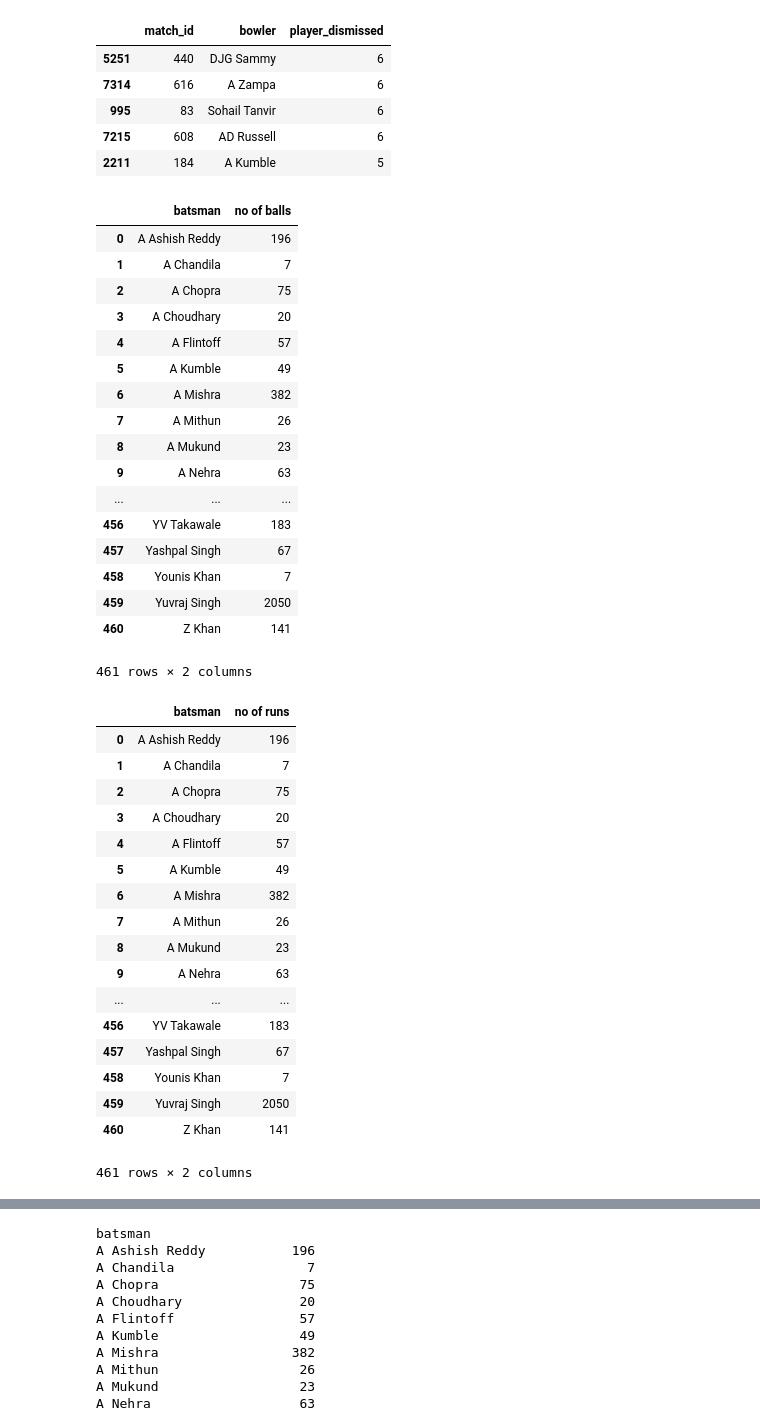
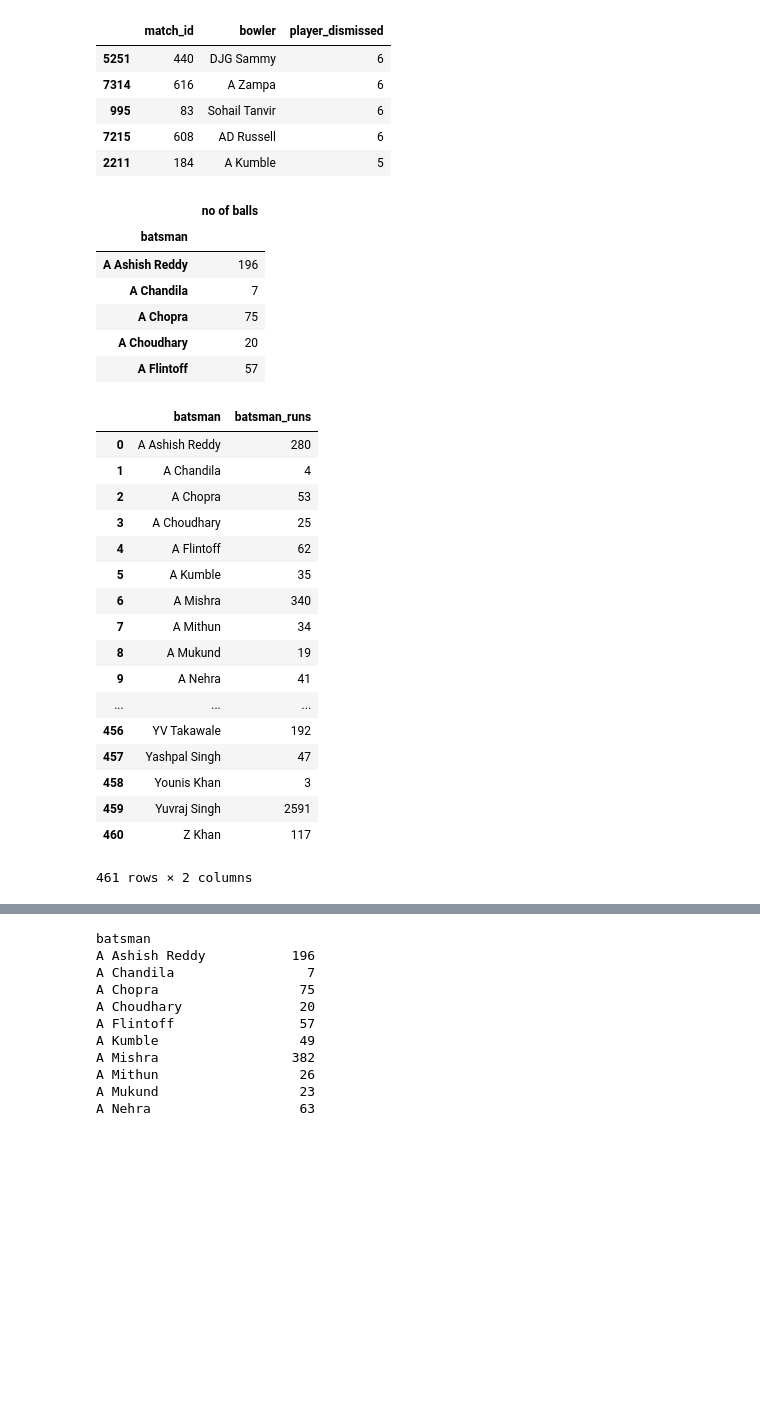
Before and after one commit to Ishita-Kedia/IPL_Analysis, a Jupyter notebook: batsman.ipynb, the cells around one changed output, grey strips where cells are left out. Saved outputs shown, nothing was run; the diff lists cells and outputs as text; code cells hidden in the pictures; blank space fills up the shorter version.

```diff
--- a/batsman.ipynb
+++ b/batsman.ipynb
@@ -83,51 +83,40 @@ asd.head()
 # %%
 bol = data.groupby(['batsman'])['batsman'].count()
 bol=pd.DataFrame(bol)
 booll= bol.rename(columns={'batsman':'no of balls'})
 booll.reset_index()
-booll.
+booll.head()
 # %% [output]
-|  | batsman | no of balls |
-| 0 | A Ashish Reddy | 196 |
-| 1 | A Chandila | 7 |
-| 2 | A Chopra | 75 |
-| 3 | A Choudhary | 20 |
-| 4 | A Flintoff | 57 |
-| 5 | A Kumble | 49 |
-| 6 | A Mishra | 382 |
-| 7 | A Mithun | 26 |
-| 8 | A Mukund | 23 |
-| 9 | A Nehra | 63 |
-| ... | ... | ... |
-| 456 | YV Takawale | 183 |
-| 457 | Yashpal Singh | 67 |
-| 458 | Younis Khan | 7 |
-| 459 | Yuvraj Singh | 2050 |
-| 460 | Z Khan | 141 |
+|  | no of balls |
+| batsman |  |
+| A Ashish Reddy | 196 |
+| A Chandila | 7 |
+| A Chopra | 75 |
+| A Choudhary | 20 |
+| A Flintoff | 57 |
-461 rows × 2 columns
 # %%
 bol1 = data.groupby(['batsman'])['batsman_runs'].sum()
 bol1=pd.DataFrame(bol1)
-bol1= bol.rename(columns={'batsman':'no of runs'})
+bol1= bol1.rename(columns={'batsman':'no of runs'})
 bol1.reset_index()
 # %% [output]
-|  | batsman | no of runs |
-| 0 | A Ashish Reddy | 196 |
-| 1 | A Chandila | 7 |
-| 2 | A Chopra | 75 |
-| 3 | A Choudhary | 20 |
-| 4 | A Flintoff | 57 |
-| 5 | A Kumble | 49 |
-| 6 | A Mishra | 382 |
-| 7 | A Mithun | 26 |
-| 8 | A Mukund | 23 |
-| 9 | A Nehra | 63 |
+|  | batsman | batsman_runs |
+| 0 | A Ashish Reddy | 280 |
+| 1 | A Chandila | 4 |
+| 2 | A Chopra | 53 |
+| 3 | A Choudhary | 25 |
+| 4 | A Flintoff | 62 |
+| 5 | A Kumble | 35 |
+| 6 | A Mishra | 340 |
+| 7 | A Mithun | 34 |
+| 8 | A Mukund | 19 |
+| 9 | A Nehra | 41 |
 | ... | ... | ... |
-| 456 | YV Takawale | 183 |
-| 457 | Yashpal Singh | 67 |
-| 458 | Younis Khan | 7 |
-| 459 | Yuvraj Singh | 2050 |
-| 460 | Z Khan | 141 |
+| 456 | YV Takawale | 192 |
+| 457 | Yashpal Singh | 47 |
+| 458 | Younis Khan | 3 |
+| 459 | Yuvraj Singh | 2591 |
+| 460 | Z Khan | 117 |
 461 rows × 2 columns
 # %%
 bol2=pd.merge(booll,bol1,on='batsman')
```
Also changed, not shown: parts of 1 cell of this notebook, 1 other file.
